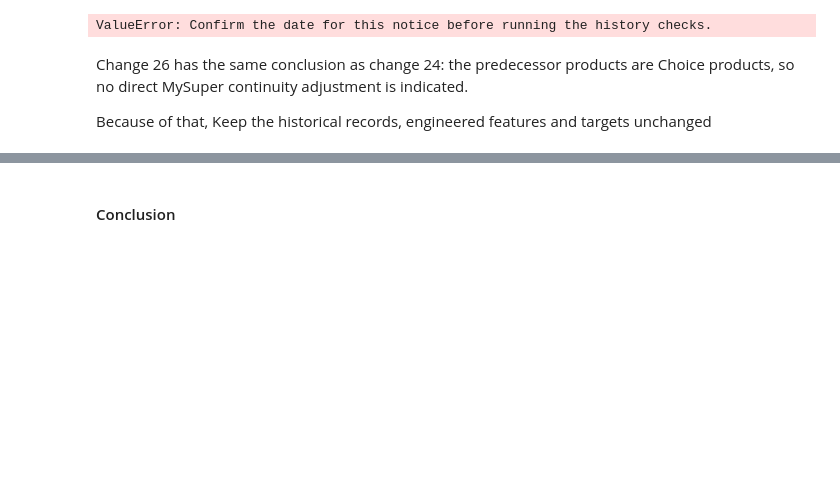
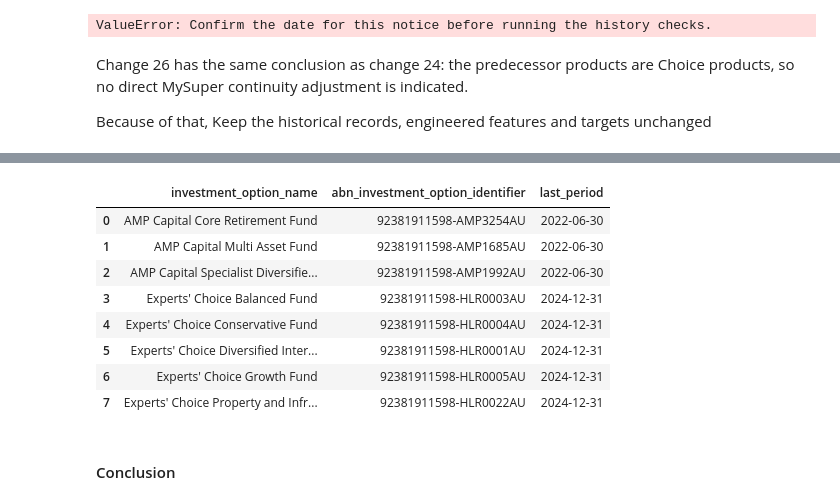
Before and after one commit to terra9/superannuation-performance-early-warning, a Jupyter notebook: notebooks/apra_data_audit.ipynb, the cells around one changed output, grey strips where cells are left out. Drawn from its saved outputs; the diff is of its cells as text; code cells hidden in the pictures; blank space fills up the shorter version.

```diff
--- a/notebooks/apra_data_audit.ipynb
+++ b/notebooks/apra_data_audit.ipynb
@@ -11691,3 +11898,32 @@ Because of that, Keep the historical records, engineered features and targets un
+# %%
+# Select the original records for the affected product families.
+amp_option_history = historical_performance.loc[
+    historical_performance["rse_abn"].astype(str).eq("92381911598")
+    & historical_performance["product_name"].str.contains(
+        r"^(?:PortfolioCare|WealthView)", case=False, na=False
+    )
+].copy()
+
+# Convert dates without changing the original dataset.
+amp_option_history["period_end_date"] = pd.to_datetime(
+    amp_option_history["period_end_date"], dayfirst=True
+)
+
+# Show the last recorded quarter for each underlying option.
+amp_option_history.groupby(
+    ["investment_option_name", "abn_investment_option_identifier"],
+    dropna=False
+)["period_end_date"].max().reset_index(name="last_period")
+# %% [output]
+|  | investment_option_name | abn_investment_option_identifier | last_period |
+| 0 | AMP Capital Core Retirement Fund | 92381911598-AMP3254AU | 2022-06-30 |
+| 1 | AMP Capital Multi Asset Fund | 92381911598-AMP1685AU | 2022-06-30 |
+| 2 | AMP Capital Specialist Diversifie... | 92381911598-AMP1992AU | 2022-06-30 |
+| 3 | Experts' Choice Balanced Fund | 92381911598-HLR0003AU | 2024-12-31 |
+| 4 | Experts' Choice Conservative Fund | 92381911598-HLR0004AU | 2024-12-31 |
+| 5 | Experts' Choice Diversified Inter... | 92381911598-HLR0001AU | 2024-12-31 |
+| 6 | Experts' Choice Growth Fund | 92381911598-HLR0005AU | 2024-12-31 |
+| 7 | Experts' Choice Property and Infr... | 92381911598-HLR0022AU | 2024-12-31 |
 # %% [markdown]
 #### Conclusion
 # %% [markdown]
```
Also changed, not shown: parts of 12 cells of this notebook.
